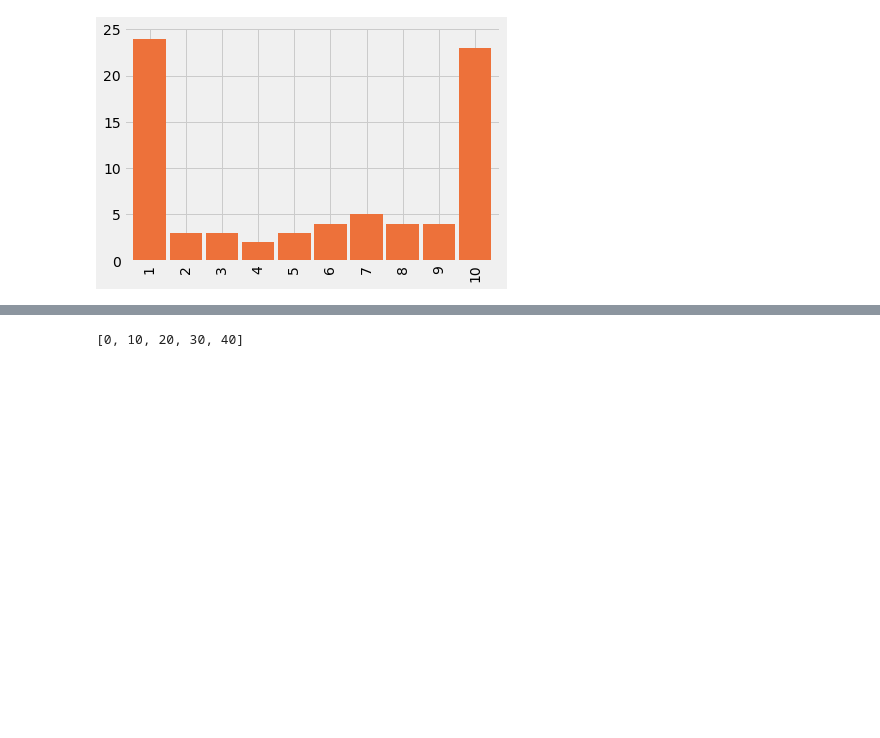
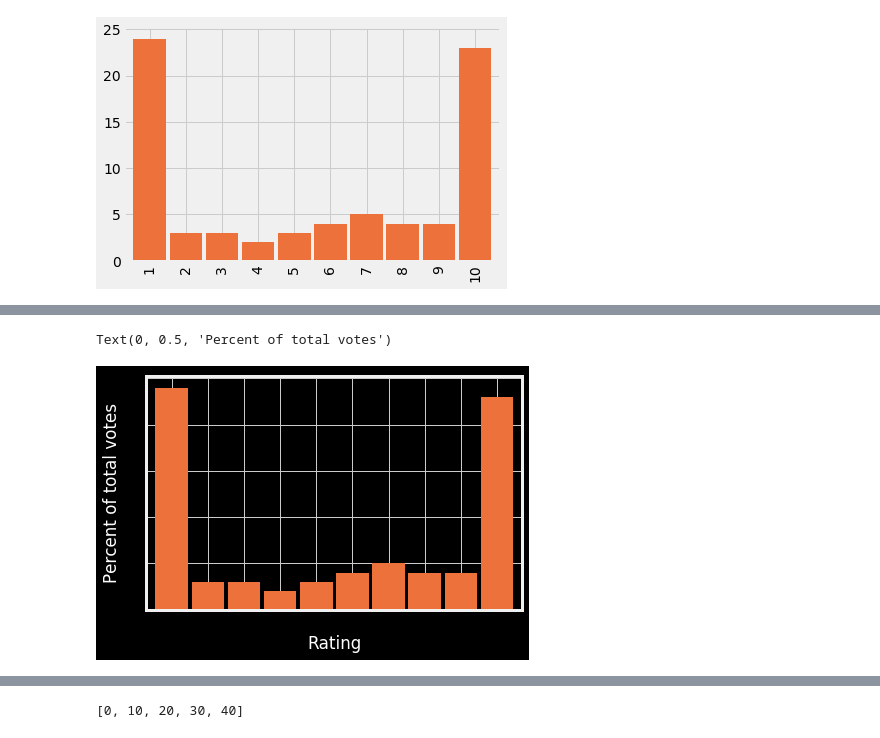
Before and after one commit to ahvblackwelltech/DS-Unit-1-Sprint-2-Data-Wrangling-and-Storytelling, a Jupyter notebook: module3-make-explanatory-visualizations/Ahvi_Blackwell_LS_DSPT3_123_Make_Explanatory_Visualizations_Assignment.ipynb, the cells around one changed output, grey strips where cells are left out. Cells and saved outputs as stored; diff of their text form; code cells hidden in the pictures; blank space fills up the shorter version.

```diff
--- a/module3-make-explanatory-visualizations/Ahvi_Blackwell_LS_DSPT3_123_Make_Explanatory_Visualizations_Assignment.ipynb
+++ b/module3-make-explanatory-visualizations/Ahvi_Blackwell_LS_DSPT3_123_Make_Explanatory_Visualizations_Assignment.ipynb
@@ -233,3 +237,14 @@ fake_2.value_counts().sort_index().plot.bar(color= '#ed713a', width=0.9)
+# %%
+fig = plt.figure(facecolor='black')
+
+ax = fake_2.value_counts().sort_index().plot.bar(color='#ed713a', width=0.9);
+ax.set(facecolor='black')
+
+plt.xlabel('Rating', color='white')
+plt.ylabel('Percent of total votes', color='white')
+# %% [output]
+Text(0, 0.5, 'Percent of total votes')
+[figure, added]
 # %%
 display(example)
 # %% [output]
```
Also changed, not shown: parts of 12 cells of this notebook.
